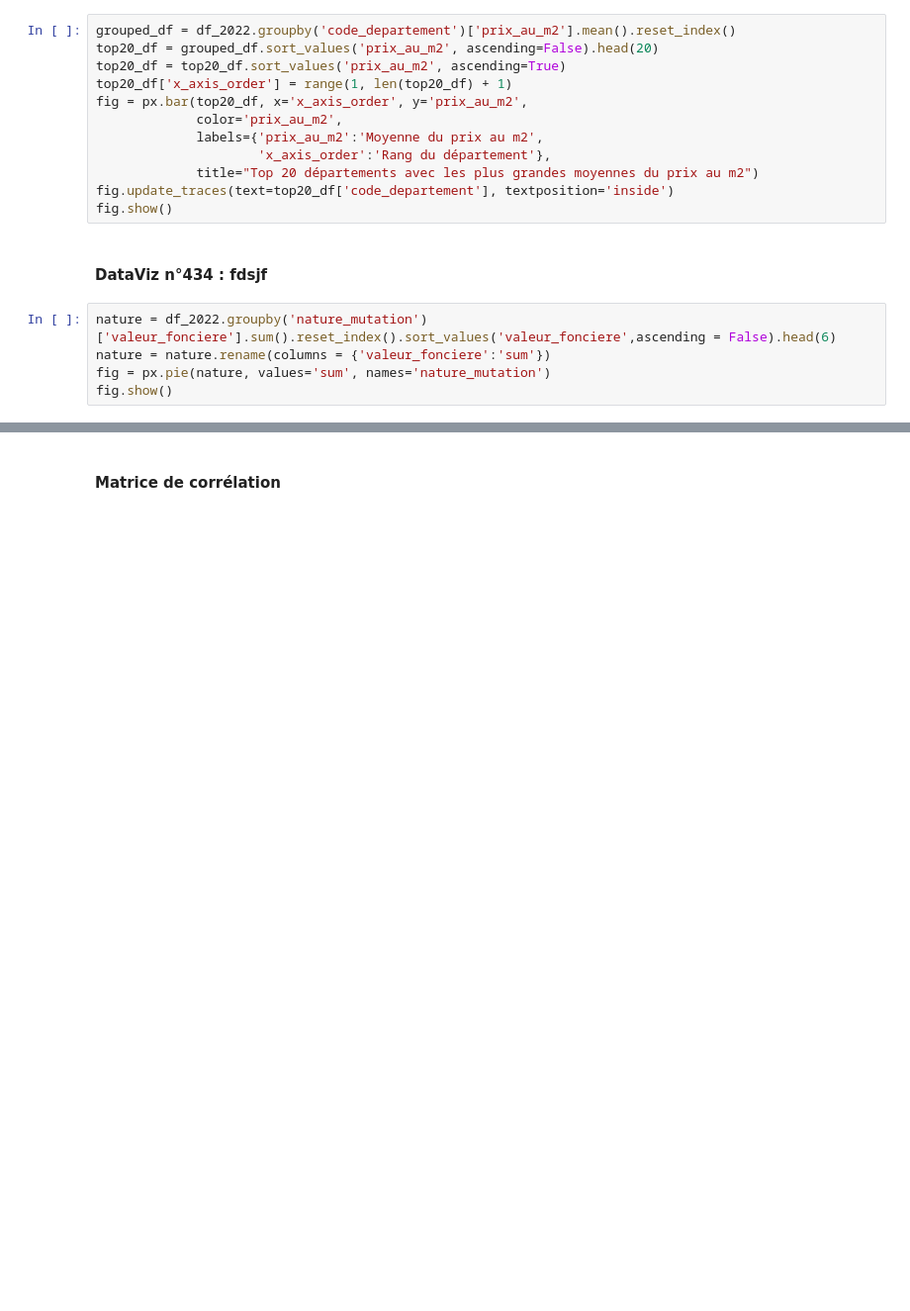
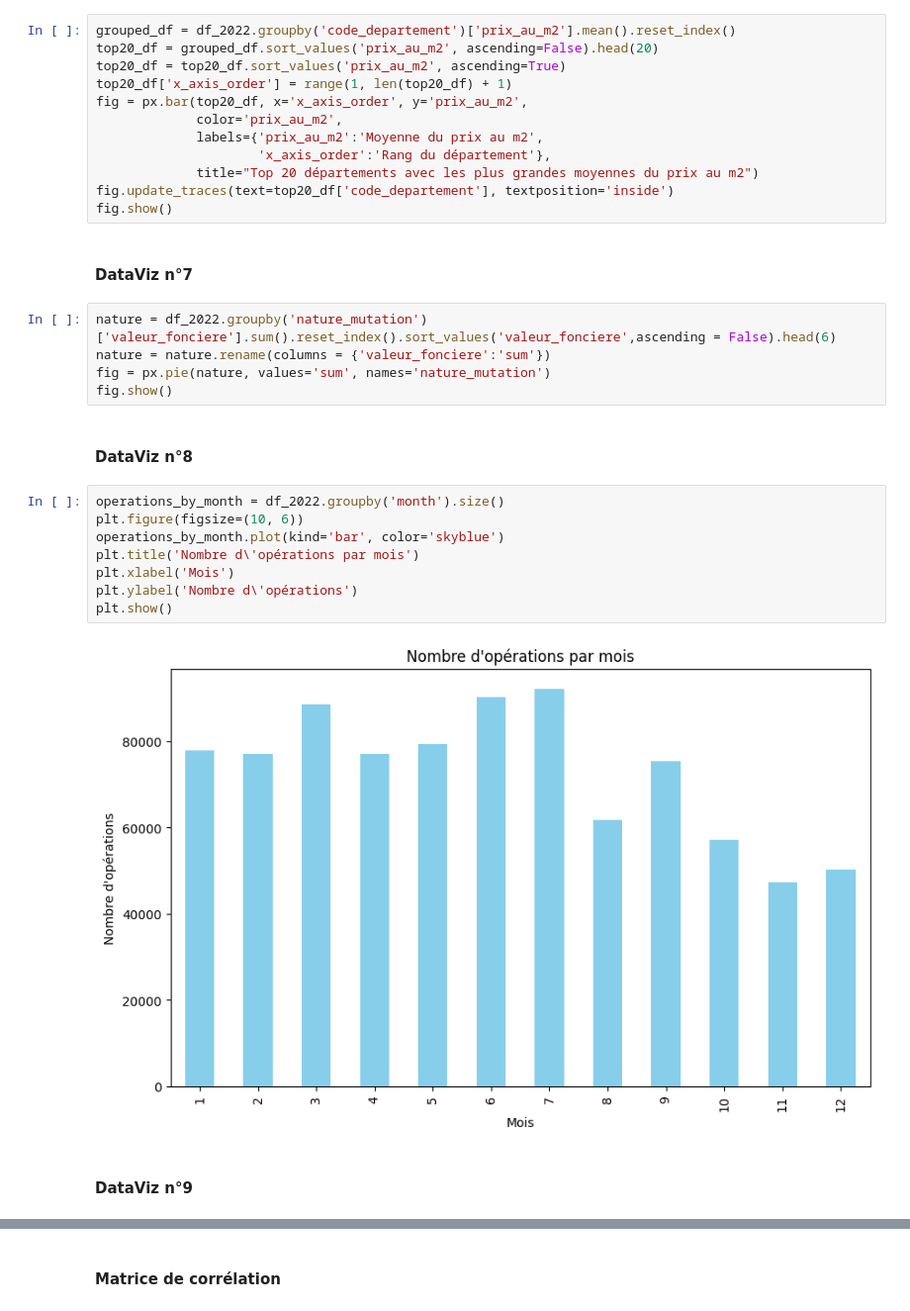
Before and after one commit to wandrilledioubate/Projet-DVF, a Jupyter notebook: projet.ipynb, the cells around one changed output, grey strips where cells are left out. Shown at 99% size. Saved outputs shown, nothing was run; the diff lists cells and outputs as text; blank space fills up the shorter version.

```diff
--- a/projet.ipynb
+++ b/projet.ipynb
@@ -473,9 +483,23 @@ fig = px.bar(top20_df, x='x_axis_order', y='prix_au_m2',
 fig.update_traces(text=top20_df['code_departement'], textposition='inside')
 fig.show()
 # %% [markdown]
-#### DataViz n°434 : fdsjf
+#### DataViz n°7
 # %%
 nature = df_2022.groupby('nature_mutation')['valeur_fonciere'].sum().reset_index().sort_values('valeur_fonciere',ascending = False).head(6)
 nature = nature.rename(columns = {'valeur_fonciere':'sum'})
 fig = px.pie(nature, values='sum', names='nature_mutation')
 fig.show()
+# %% [markdown]
+#### DataViz n°8
+# %%
+operations_by_month = df_2022.groupby('month').size()
+plt.figure(figsize=(10, 6))
+operations_by_month.plot(kind='bar', color='skyblue')
+plt.title('Nombre d\'opérations par mois')
+plt.xlabel('Mois')
+plt.ylabel('Nombre d\'opérations')
+plt.show()
+# %% [output]
+[figure, added]
+# %% [markdown]
+#### DataViz n°9
```
Also changed, not shown: parts of 39 cells of this notebook.
